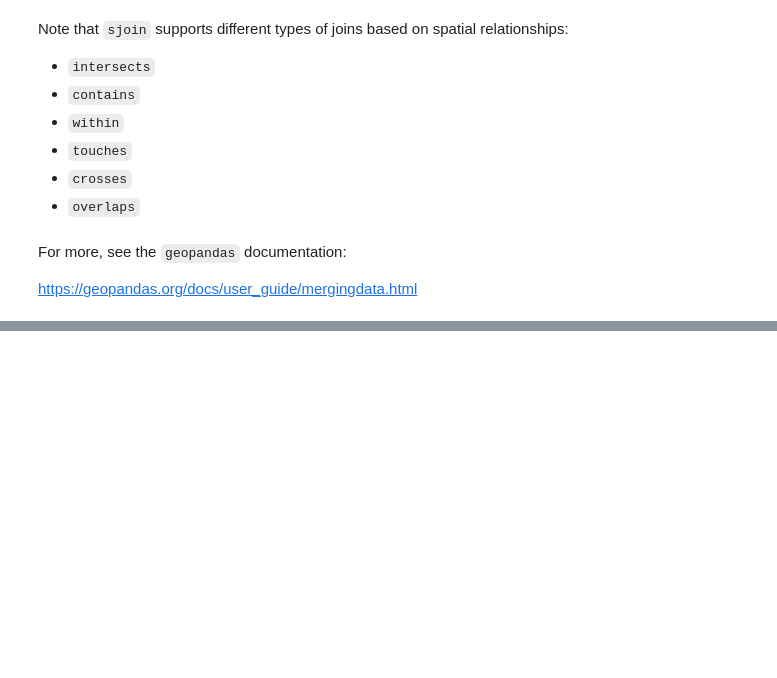
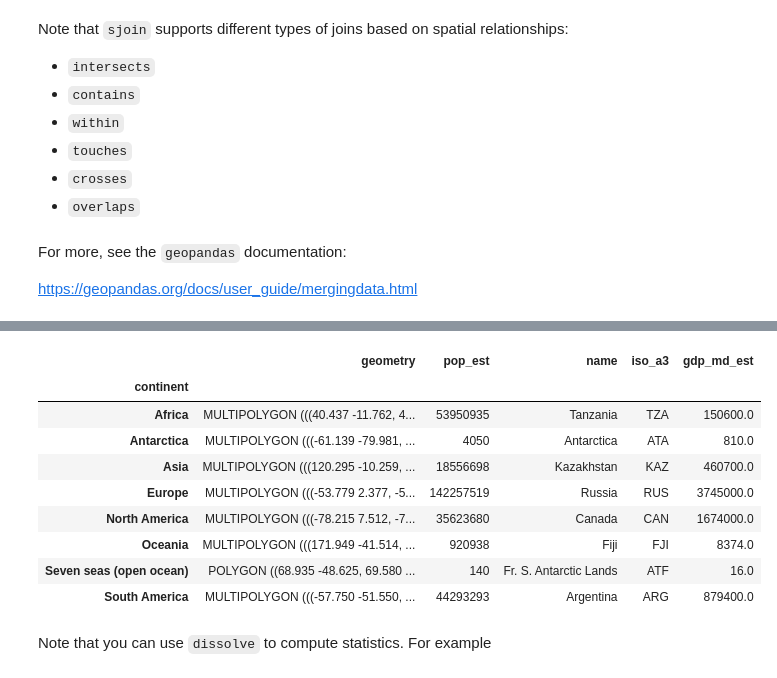
Before and after one commit to sebastianhohmann/geopandas_examples, a Jupyter notebook: _04_common_recipes_reatures.ipynb, the cells around one changed output, grey strips where cells are left out. Drawn from its saved outputs; the diff is of its cells as text; code cells hidden in the pictures; blank space fills up the shorter version.

```diff
--- a/_04_common_recipes_reatures.ipynb
+++ b/_04_common_recipes_reatures.ipynb
@@ -287,0 +302,15 @@ https://geopandas.org/docs/user_guide/mergingdata.html
+# %%
+continents
+# %% [output]
+|  | geometry | pop_est | name | iso_a3 | gdp_md_est |
+| continent |  |  |  |  |  |
+| Africa | MULTIPOLYGON (((40.437 -11.762, 4... | 53950935 | Tanzania | TZA | 150600.0 |
+| Antarctica | MULTIPOLYGON (((-61.139 -79.981, ... | 4050 | Antarctica | ATA | 810.0 |
+| Asia | MULTIPOLYGON (((120.295 -10.259, ... | 18556698 | Kazakhstan | KAZ | 460700.0 |
+| Europe | MULTIPOLYGON (((-53.779 2.377, -5... | 142257519 | Russia | RUS | 3745000.0 |
+| North America | MULTIPOLYGON (((-78.215 7.512, -7... | 35623680 | Canada | CAN | 1674000.0 |
+| Oceania | MULTIPOLYGON (((171.949 -41.514, ... | 920938 | Fiji | FJI | 8374.0 |
+| Seven seas (open ocean) | POLYGON ((68.935 -48.625, 69.580 ... | 140 | Fr. S. Antarctic Lands | ATF | 16.0 |
+| South America | MULTIPOLYGON (((-57.750 -51.550, ... | 44293293 | Argentina | ARG | 879400.0 |
+# %% [markdown]
+Note that you can use `dissolve` to compute statistics. For example
```
Also changed, not shown: parts of 8 cells of this notebook.
